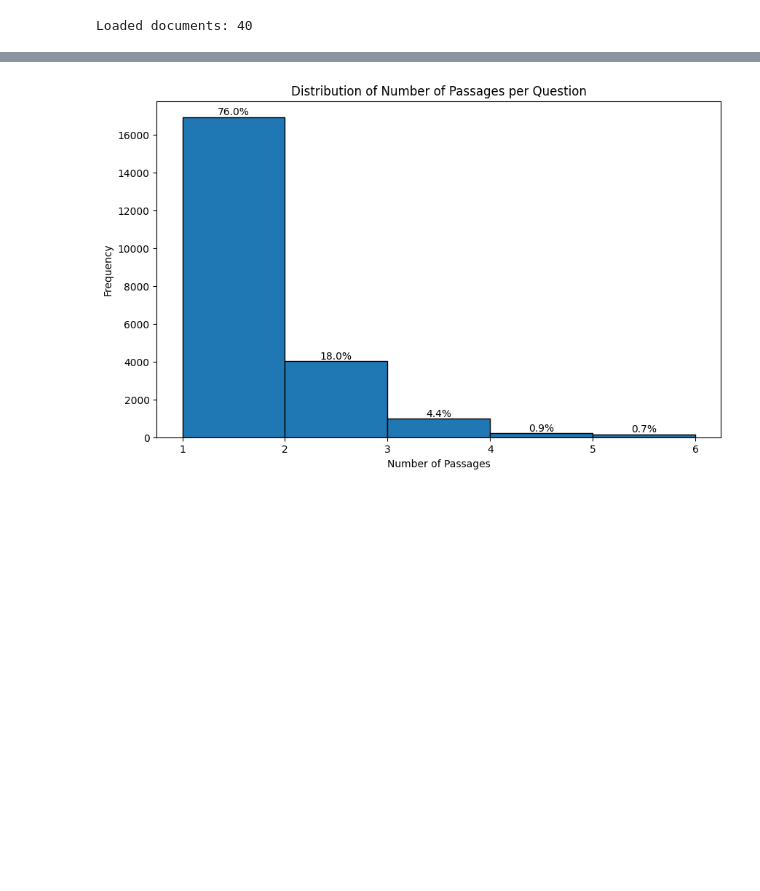
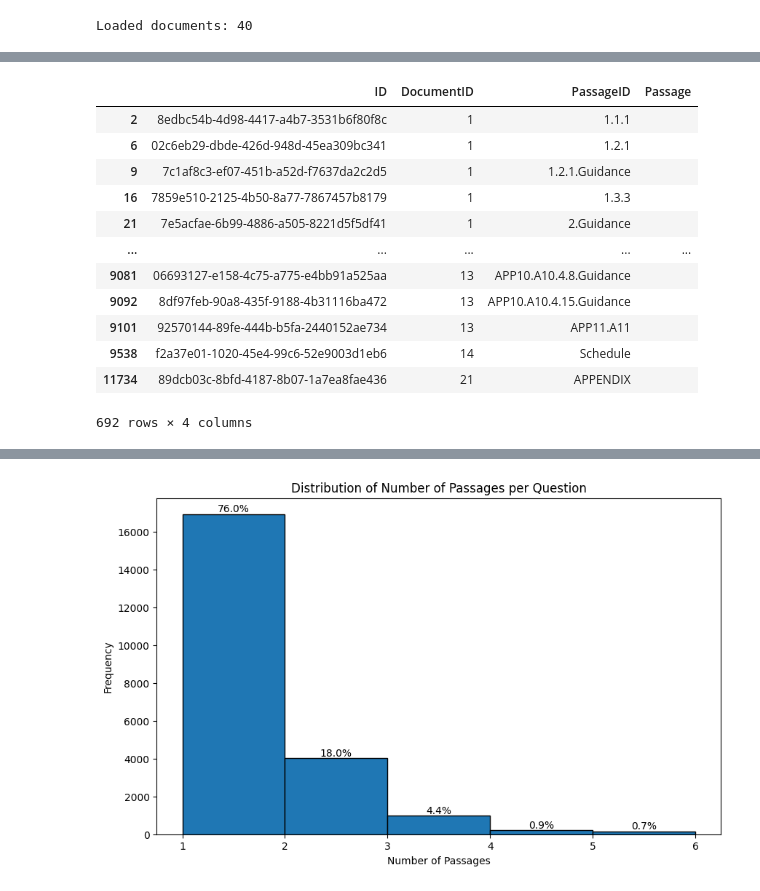
Before and after one commit to davidsequera/LegalRanker, a Jupyter notebook: main.ipynb, the cells around one changed output, grey strips where cells are left out. Drawn from its saved outputs; the diff is of its cells as text; code cells hidden in the pictures; blank space fills up the shorter version.

```diff
--- a/main.ipynb
+++ b/main.ipynb
@@ -101,0 +124,16 @@ questions
+# %%
+passages[passages['Passage'].str.len() <= 0]
+# %% [output]
+|  | ID | DocumentID | PassageID | Passage |
+| 2 | 8edbc54b-4d98-4417-a4b7-3531b6f80f8c | 1 | 1.1.1 |  |
+| 6 | 02c6eb29-dbde-426d-948d-45ea309bc341 | 1 | 1.2.1 |  |
+| 9 | 7c1af8c3-ef07-451b-a52d-f7637da2c2d5 | 1 | 1.2.1.Guidance |  |
+| 16 | 7859e510-2125-4b50-8a77-7867457b8179 | 1 | 1.3.3 |  |
+| 21 | 7e5acfae-6b99-4886-a505-8221d5f5df41 | 1 | 2.Guidance |  |
+| ... | ... | ... | ... | ... |
+| 9081 | 06693127-e158-4c75-a775-e4bb91a525aa | 13 | APP10.A10.4.8.Guidance |  |
+| 9092 | 8df97feb-90a8-435f-9188-4b31116ba472 | 13 | APP10.A10.4.15.Guidance |  |
+| 9101 | 92570144-89fe-444b-b5fa-2440152ae734 | 13 | APP11.A11 |  |
+| 9538 | f2a37e01-1020-45e4-99c6-52e9003d1eb6 | 14 | Schedule |  |
+| 11734 | 89dcb03c-8bfd-4187-8b07-1a7ea8fae436 | 21 | APPENDIX |  |
+692 rows × 4 columns
```
Also changed, not shown: parts of 51 cells of this notebook.
